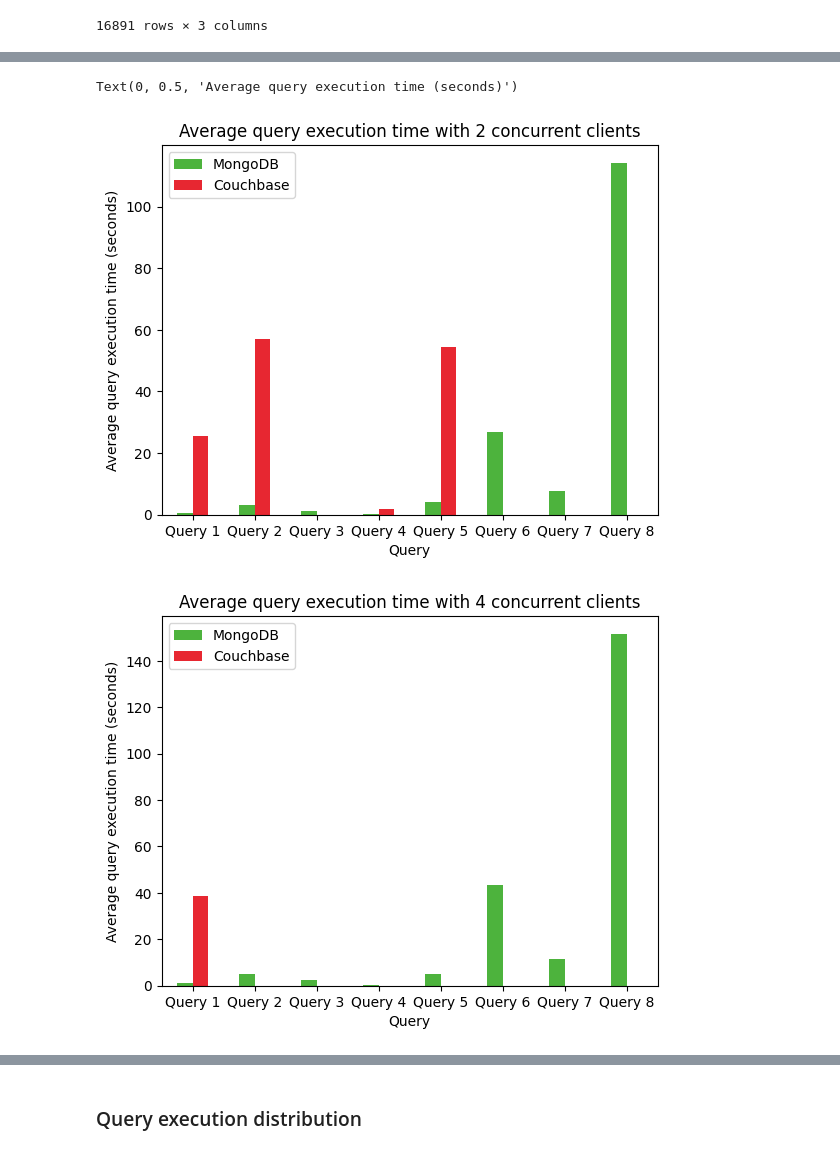
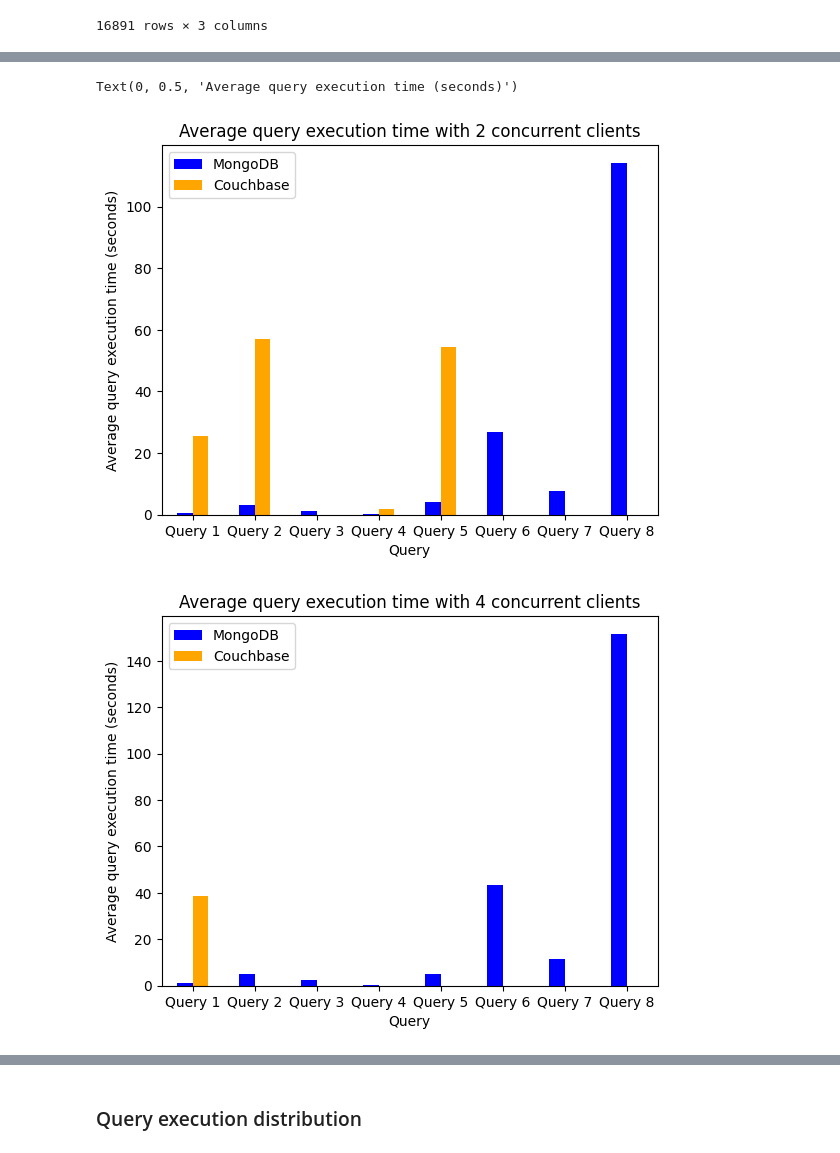
Before and after one commit to zeNightshade/JSONBench, a Jupyter notebook: visualisation.ipynb, the cells around one changed output, grey strips where cells are left out. Saved outputs shown, nothing was run; the diff lists cells and outputs as text; code cells hidden in the pictures.

```diff
--- a/visualisation.ipynb
+++ b/visualisation.ipynb
@@ -123,7 +123,8 @@ s100_w32.columns = ["Query", "MongoDB", "Couchbase"]
 s100_w64 = pd.merge(mdb_s100_w64, cb_s100_w64, how="inner", on="name", suffixes=["_mdb", "_cb"])
 s100_w64.columns = ["Query", "MongoDB", "Couchbase"]
 # %%
-colours = ['#4DB33D', '#E72731']
+# colours = ['blue', 'orange']
+colours = ['blue', 'orange']
 # %% [markdown]
 ### Throughput vs scale factor
 # %%
@@ -532,40 +516,40 @@ plt.show()
 # %%
-s200_w2_time.plot(kind='bar', color=colours)
+s200_w2.groupby('Query').mean().plot(kind='bar', color=colours)
 plt.title("Average query execution time with 2 concurrent clients")
 plt.xticks(rotation=0)
 plt.xlabel("Query")
 plt.ylabel("Average query execution time (seconds)")
 
-s200_w4_time.plot(kind='bar', color=colours)
+s200_w4.groupby('Query').mean().plot(kind='bar', color=colours)
 plt.title("Average query execution time with 4 concurrent clients")
 plt.xticks(rotation=0)
 plt.xlabel("Query")
 plt.ylabel("Average query execution time (seconds)")
 
-s200_w8_time.plot(kind='bar', color=colours)
+s200_w8.groupby('Query').mean().plot(kind='bar', color=colours)
 plt.title("Average query execution time with 8 concurrent clients")
 plt.xticks(rotation=0)
 plt.xlabel("Query")
 plt.ylabel("Average query execution time (seconds)")
 
-s200_w16_time.plot(kind='bar', color=colours)
+s200_w16.groupby('Query').mean().plot(kind='bar', color=colours)
 plt.title("Average query execution time with 16 concurrent clients")
 plt.xticks(rotation=0)
 plt.xlabel("Query")
 plt.ylabel("Average query execution time (seconds)")
 
-s200_w32_time.plot(kind='bar', color=colours)
+s200_w32.groupby('Query').mean().plot(kind='bar', color=colours)
 plt.title("Average query execution time with 32 concurrent clients")
 plt.xticks(rotation=0)
 plt.xlabel("Query")
 plt.ylabel("Average query execution time (seconds)")
 
-s200_w64_time.plot(kind='bar', color=colours)
+s200_w64.groupby('Query').mean().plot(kind='bar', color=colours)
 plt.title("Average query execution time with 64 concurrent clients")
 plt.xticks(rotation=0)
 plt.xlabel("Query")
 plt.ylabel("Average query execution time (seconds)")
 # %% [output]
 Text(0, 0.5, 'Average query execution time (seconds)')
-[figure, old version]
+[figure, new version]
-[figure, old version]
+[figure, new version]
```
Also changed, not shown: parts of 8 cells of this notebook.
